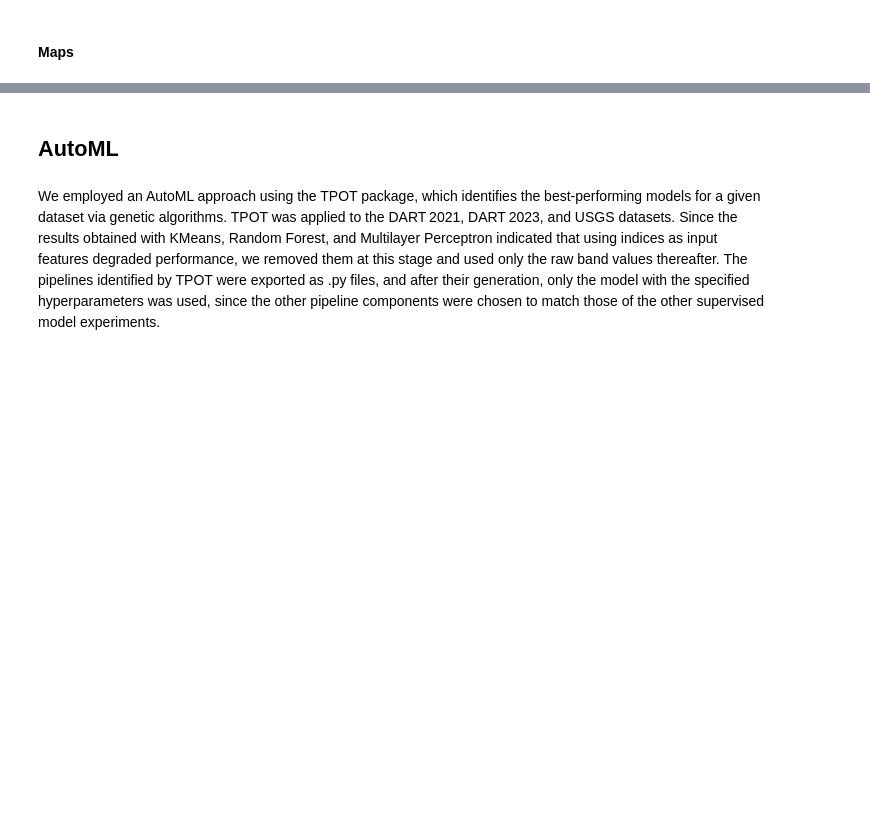
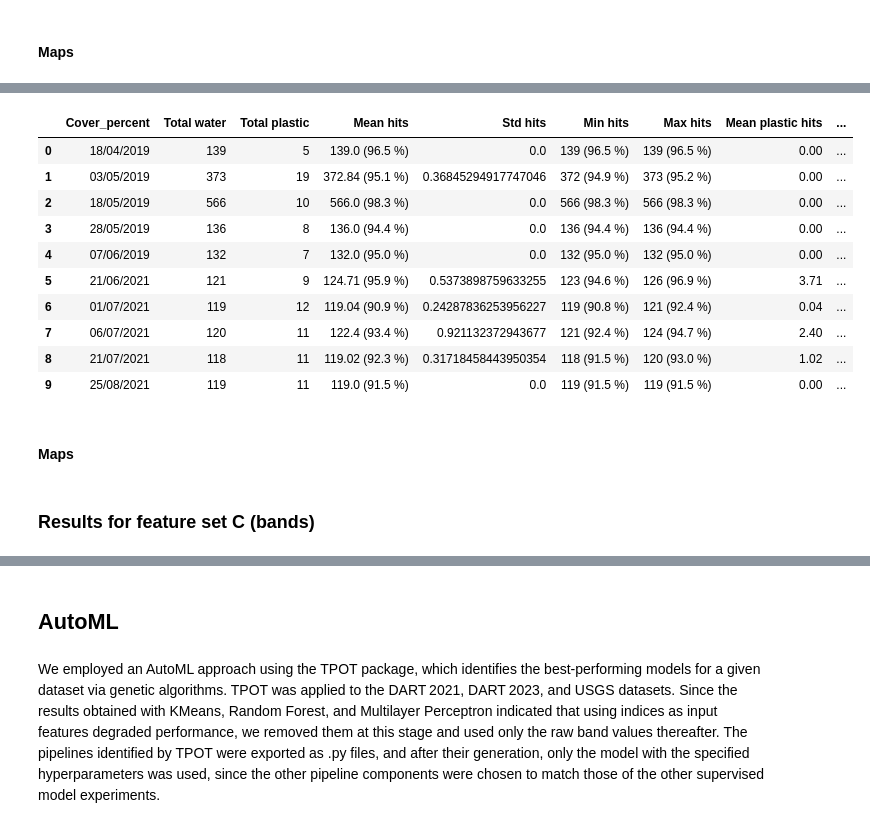
Before and after one commit to ufrgs-rescue/plastic_map, a Jupyter notebook: main.ipynb, the cells around one changed output, grey strips where cells are left out. Saved outputs shown, nothing was run; the diff lists cells and outputs as text; code cells hidden in the pictures; blank space fills up the shorter version.

```diff
--- a/main.ipynb
+++ b/main.ipynb
@@ -5699,0 +6175,14 @@ for d in dates:
+# %%
+usgs_subdatasets['plastic_and_water']['Simple_Path'] = usgs_subdatasets['plastic_and_water']['Path']
+classified_data_a['Simple_Path'] = usgs_subdatasets['plastic_and_water']['Simple_Path']
+classified_data_a['Line'] = usgs_subdatasets['plastic_and_water']['Line']
+classified_data_a['Column'] = usgs_subdatasets['plastic_and_water']['Column']
+
+rsdata_charts.check_path("charts/english/supervised_classification/ann/dart_2023/feature_set/A/")
+usgs_path = "charts/english/supervised_classification/ann/dart_2023/feature_set/A/"
+
+rsdata_charts.check_path("charts/portugues/classificacao_supervisionada/rna/dart_2023/conjunto_atributos/A/")
+usgs_caminho = "charts/portugues/classificacao_supervisionada/rna/dart_2023/conjunto_atributos/A/"
+
+for d in dates:
+    rsdata_charts.map_nn(d, usgs_subdatasets['plastic_and_water'], classified_data_a, usgs_path, usgs_caminho, 750, 1500)
@@ -5699,0 +6191,6 @@ for d in dates:
+# %%
+assessment, errors, hits, confusion_matrices, acc, b_acc, f1_macro, f1_weighted, fbeta_macro, fbeta_weighted, pr_macro, rc_macro, pr_weighted, rc_weighted = rsdata_classification.multilayer_perceptron(dart_subdatasets['plastic_and_water'][feature_sets[1]],
+                                                                                            dart_subdatasets['plastic_and_water']['Label'],
+                                                                                            usgs_subdatasets['plastic_and_water'][feature_sets[1]],
+                                                                                            usgs_subdatasets['plastic_and_water']['Label'],
+                                                                                            100)
@@ -5699,0 +6293,16 @@ for d in dates:
+# %%
+stats_by_date
+# %% [output]
+|  | Cover_percent | Total water | Total plastic | Mean hits | Std hits | Min hits | Max hits | Mean plastic hits | ... |
+| 0 | 18/04/2019 | 139 | 5 | 139.0 (96.5 %) | 0.0 | 139 (96.5 %) | 139 (96.5 %) | 0.00 | ... |
+| 1 | 03/05/2019 | 373 | 19 | 372.84 (95.1 %) | 0.36845294917747046 | 372 (94.9 %) | 373 (95.2 %) | 0.00 | ... |
+| 2 | 18/05/2019 | 566 | 10 | 566.0 (98.3 %) | 0.0 | 566 (98.3 %) | 566 (98.3 %) | 0.00 | ... |
+| 3 | 28/05/2019 | 136 | 8 | 136.0 (94.4 %) | 0.0 | 136 (94.4 %) | 136 (94.4 %) | 0.00 | ... |
+| 4 | 07/06/2019 | 132 | 7 | 132.0 (95.0 %) | 0.0 | 132 (95.0 %) | 132 (95.0 %) | 0.00 | ... |
+| 5 | 21/06/2021 | 121 | 9 | 124.71 (95.9 %) | 0.5373898759633255 | 123 (94.6 %) | 126 (96.9 %) | 3.71 | ... |
+| 6 | 01/07/2021 | 119 | 12 | 119.04 (90.9 %) | 0.24287836253956227 | 119 (90.8 %) | 121 (92.4 %) | 0.04 | ... |
+| 7 | 06/07/2021 | 120 | 11 | 122.4 (93.4 %) | 0.921132372943677 | 121 (92.4 %) | 124 (94.7 %) | 2.40 | ... |
+| 8 | 21/07/2021 | 118 | 11 | 119.02 (92.3 %) | 0.31718458443950354 | 118 (91.5 %) | 120 (93.0 %) | 1.02 | ... |
+| 9 | 25/08/2021 | 119 | 11 | 119.0 (91.5 %) | 0.0 | 119 (91.5 %) | 119 (91.5 %) | 0.00 | ... |
+# %% [markdown]
+#### Maps
@@ -5699,0 +6330,2 @@ for d in dates:
+# %% [markdown]
+### Results for feature set C (bands)
```
Also changed, not shown: parts of 85 cells of this notebook.
